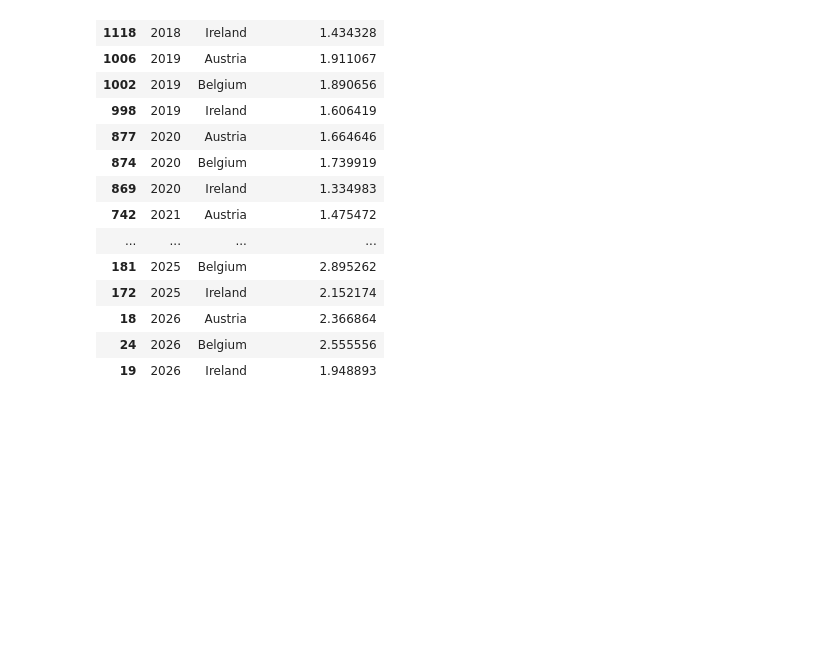
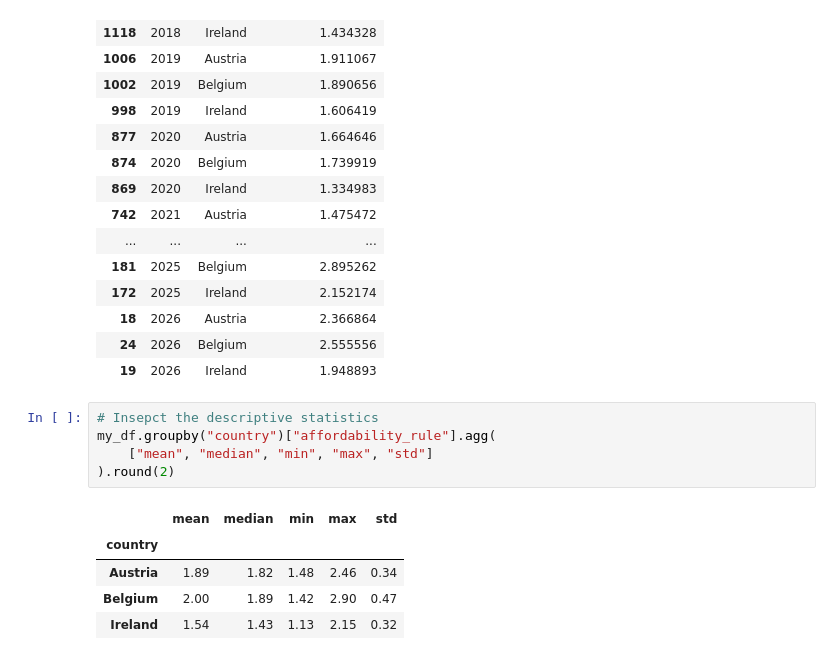
Before and after one commit to 13NateMate37/Hackathon26_Economy_in_UK, a Jupyter notebook: jupyter_notebooks/Nate_EDA.ipynb, the cells around one changed output. Drawn from its saved outputs; the diff is of its cells as text; blank space fills up the shorter version.

```diff
--- a/jupyter_notebooks/Nate_EDA.ipynb
+++ b/jupyter_notebooks/Nate_EDA.ipynb
@@ -265,3 +265,14 @@ my_df[
 | 18 | 2026 | Austria | 2.366864 |
 | 24 | 2026 | Belgium | 2.555556 |
 | 19 | 2026 | Ireland | 1.948893 |
+# %%
+# Insepct the descriptive statistics
+my_df.groupby("country")["affordability_rule"].agg(
+    ["mean", "median", "min", "max", "std"]
+).round(2)
+# %% [output]
+|  | mean | median | min | max | std |
+| country |  |  |  |  |  |
+| Austria | 1.89 | 1.82 | 1.48 | 2.46 | 0.34 |
+| Belgium | 2.00 | 1.89 | 1.42 | 2.90 | 0.47 |
+| Ireland | 1.54 | 1.43 | 1.13 | 2.15 | 0.32 |
```
Also changed, not shown: parts of 1 cell of this notebook.
